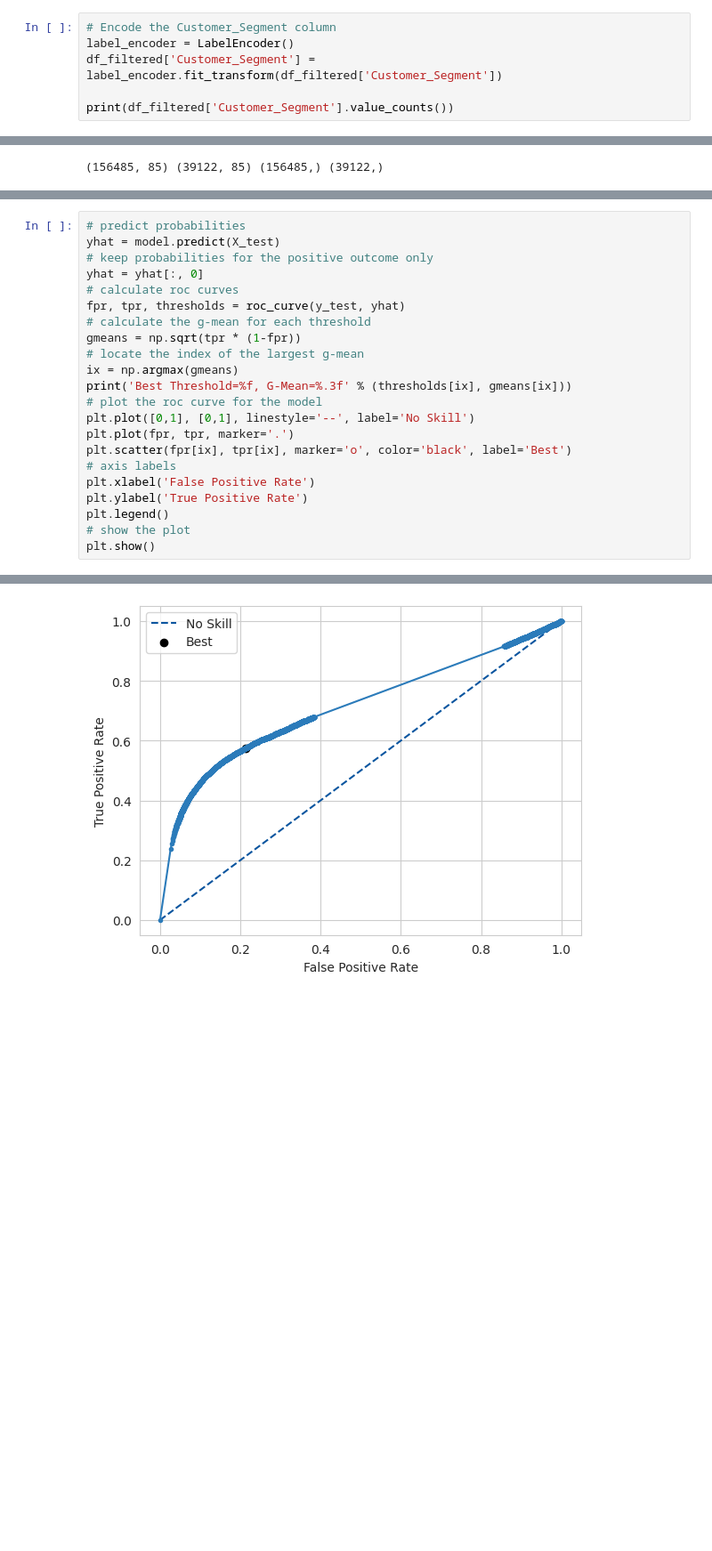
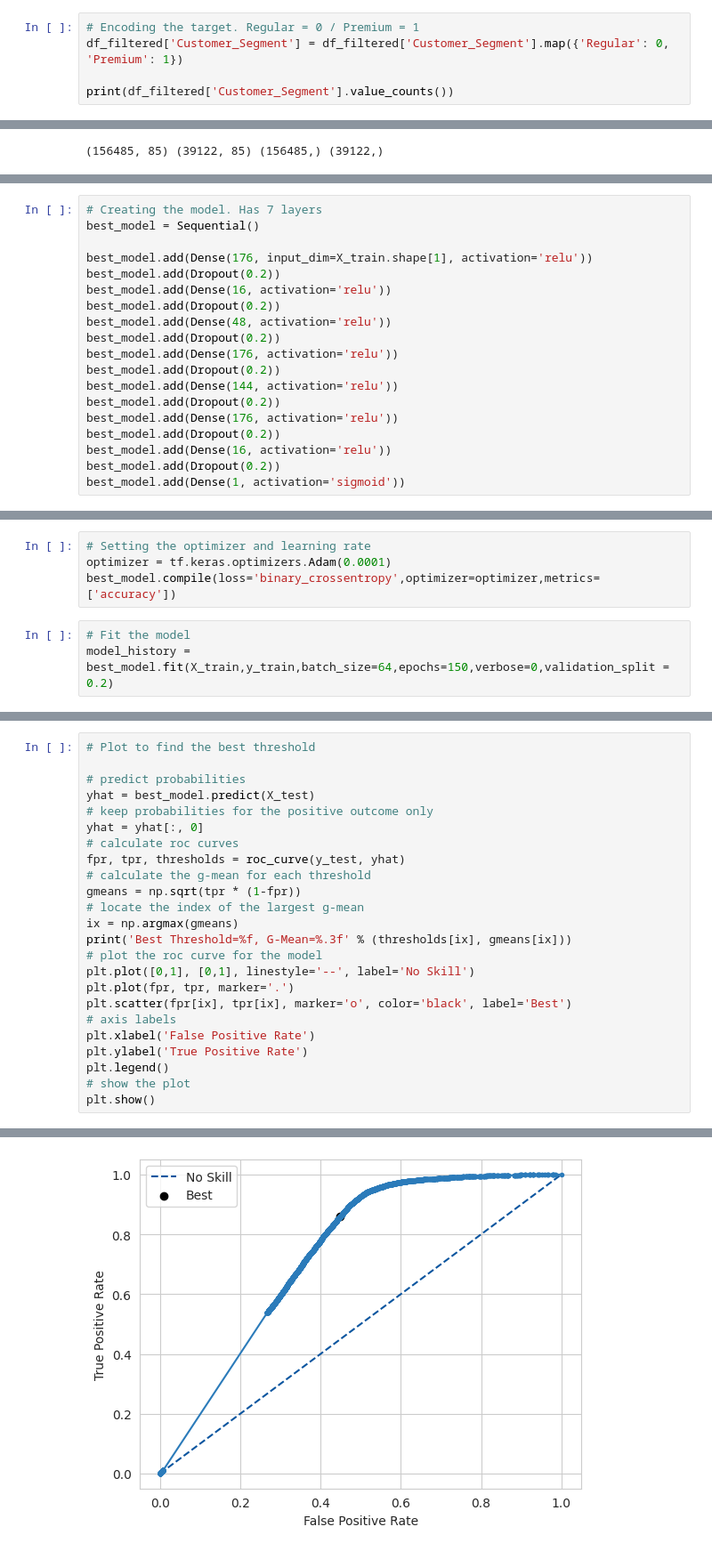
Before and after one commit to SergioDLezama/Retail-Analysis, a Jupyter notebook: Predict_Customer_Segment.ipynb, the cells around one changed output, grey strips where cells are left out. Shown at 89% size. Cells and saved outputs as stored; diff of their text form; blank space fills up the shorter version.

```diff
--- a/Predict_Customer_Segment.ipynb
+++ b/Predict_Customer_Segment.ipynb
@@ -354,9 +286,8 @@ Regular    136207
 Premium     59400
 Name: count, dtype: int64
 # %%
-# Encode the Customer_Segment column
-label_encoder = LabelEncoder()
-df_filtered['Customer_Segment'] = label_encoder.fit_transform(df_filtered['Customer_Segment'])
+# Encoding the target. Regular = 0 / Premium = 1
+df_filtered['Customer_Segment'] = df_filtered['Customer_Segment'].map({'Regular': 0, 'Premium': 1})
 
 print(df_filtered['Customer_Segment'].value_counts())
 # %% [output]
@@ -475,0 +433,19 @@ Epoch 50/50
+# %%
+# Creating the model. Has 7 layers
+best_model = Sequential()
+
+best_model.add(Dense(176, input_dim=X_train.shape[1], activation='relu'))
+best_model.add(Dropout(0.2))
+best_model.add(Dense(16, activation='relu'))
+best_model.add(Dropout(0.2))
+best_model.add(Dense(48, activation='relu'))
+best_model.add(Dropout(0.2))
+best_model.add(Dense(176, activation='relu'))
+best_model.add(Dropout(0.2))
+best_model.add(Dense(144, activation='relu'))
+best_model.add(Dropout(0.2))
+best_model.add(Dense(176, activation='relu'))
+best_model.add(Dropout(0.2))
+best_model.add(Dense(16, activation='relu'))
+best_model.add(Dropout(0.2))
+best_model.add(Dense(1, activation='sigmoid'))
@@ -475,0 +476,7 @@ Epoch 50/50
+# %%
+# Setting the optimizer and learning rate
+optimizer = tf.keras.optimizers.Adam(0.0001)
+best_model.compile(loss='binary_crossentropy',optimizer=optimizer,metrics=['accuracy'])
+# %%
+# Fit the model
+model_history = best_model.fit(X_train,y_train,batch_size=64,epochs=150,verbose=0,validation_split = 0.2)
@@ -476,6 +488,8 @@ Epoch 50/50
 # %%
+# Plot to find the best threshold
+
 # predict probabilities
-yhat = model.predict(X_test)
+yhat = best_model.predict(X_test)
 # keep probabilities for the positive outcome only
 yhat = yhat[:, 0]
 # calculate roc curves
@@ -501,2 +515,2 @@ Best Threshold=0.816935, G-Mean=0.673
-[figure, old version]
+[figure, new version]
 # %%
```
Also changed, not shown: parts of 85 cells of this notebook.
